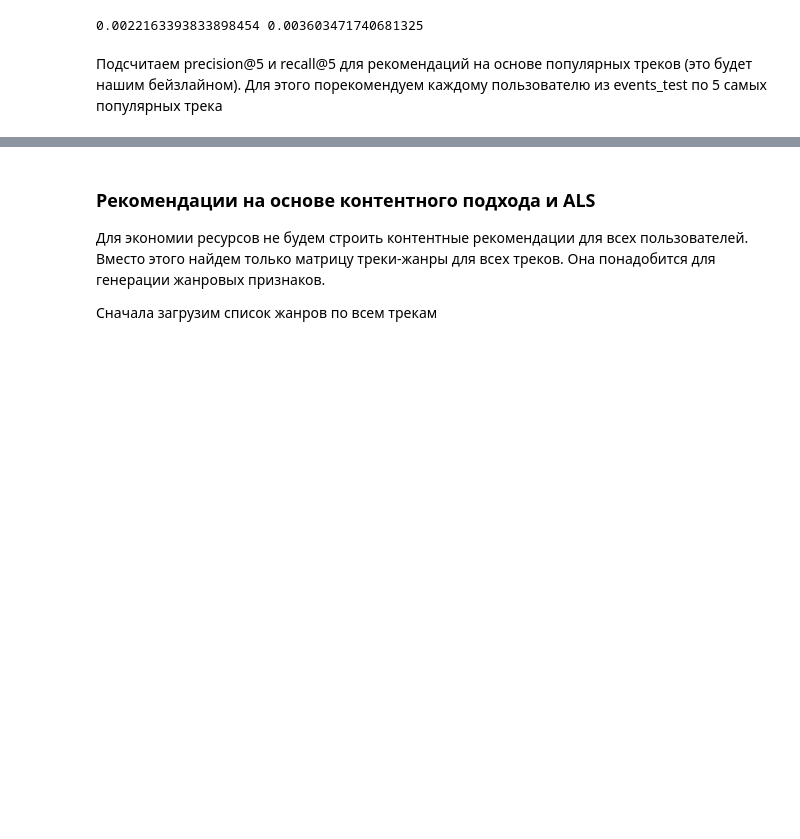
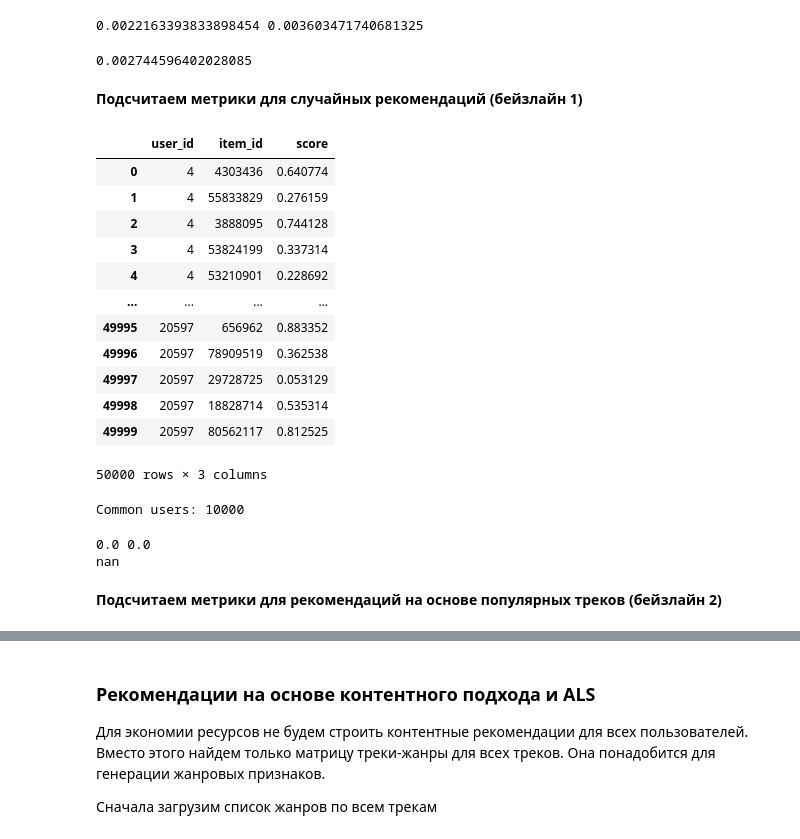
Before and after one commit to ibnkir/music-recsys-project, a Jupyter notebook: recommendations.ipynb, the cells around one changed output, grey strips where cells are left out. Cells and saved outputs as stored; diff of their text form; code cells hidden in the pictures; blank space fills up the shorter version.

```diff
--- a/recommendations.ipynb
+++ b/recommendations.ipynb
@@ -1119,3 +1119,59 @@ precision, recall = compute_cls_metrics(events_recs_for_binary_metrics)
 print(precision, recall)
 # %% [output]
 0.0022163393833898454 0.003603471740681325
+# %%
+# F1-score @ 5
+f1 = 2 * precision * recall / (precision + recall)
+print(f1)
+# %% [output]
+0.002744596402028085
+# %% [markdown]
+__Подсчитаем метрики для случайных рекомендаций (бейзлайн 1)__
+# %%
+# Для каждого юзера находим top_k случайных треков и присваиваем им случайные score
+# Для экономии ресурсов берем ограниченнное кол-во юзеров из test
+
+top_k = 5
+users_num = 10000
+random_recs = pd.DataFrame({'user_id': events_test['user_id'].unique()[:users_num]})
+random_recs['item_id'] = random_recs.apply(lambda x: np.random.choice(items['item_id'],
+                                                                          size=top_k,
+                                                                          replace=False), axis=1)
+
+random_recs = random_recs.explode('item_id', ignore_index=True)
+random_recs['score'] = random_recs.apply(lambda x: np.random.random(), axis=1)
+# %%
+# Смотрим, что получилось
+random_recs
+# %% [output]
+|  | user_id | item_id | score |
+| 0 | 4 | 4303436 | 0.640774 |
+| 1 | 4 | 55833829 | 0.276159 |
+| 2 | 4 | 3888095 | 0.744128 |
+| 3 | 4 | 53824199 | 0.337314 |
+| 4 | 4 | 53210901 | 0.228692 |
+| ... | ... | ... | ... |
+| 49995 | 20597 | 656962 | 0.883352 |
+| 49996 | 20597 | 78909519 | 0.362538 |
+| 49997 | 20597 | 29728725 | 0.053129 |
+| 49998 | 20597 | 18828714 | 0.535314 |
+| 49999 | 20597 | 80562117 | 0.812525 |
+50000 rows × 3 columns
+# %%
+# Считаем TP, FP и FN для каждой пары user_id, item_id для случайных рекомендаций
+events_random_recs_for_binary_metrics = process_events_recs_for_binary_metrics(events_train,
+                                                                               events_test,
+                                                                               random_recs,
+                                                                               top_k=5)
+# %% [output]
+Common users: 10000
+# %%
+# Считаем precision, recall и f1
+precision_baseline_1, recall_baseline_1 = compute_cls_metrics(events_random_recs_for_binary_metrics)
+print(precision_baseline_1, recall_baseline_1)
+
+f1_baseline_1 = 2 * precision_baseline_1 * recall_baseline_1 / (precision_baseline_1 + recall_baseline_1)
+print(f1_baseline_1)
+# %% [output]
+0.0 0.0
+nan
@@ -1122,4 +1184,3 @@ print(precision, recall)
 # %% [markdown]
-Подсчитаем precision@5 и recall@5 для рекомендаций на основе популярных треков (это будет нашим бейзлайном).
-Для этого порекомендуем каждому пользователю из events_test по 5 самых популярных трека
+__Подсчитаем метрики для рекомендаций на основе популярных треков (бейзлайн 2)__
 # %%
```
Also changed, not shown: parts of 17 cells of this notebook, 1 other file.
